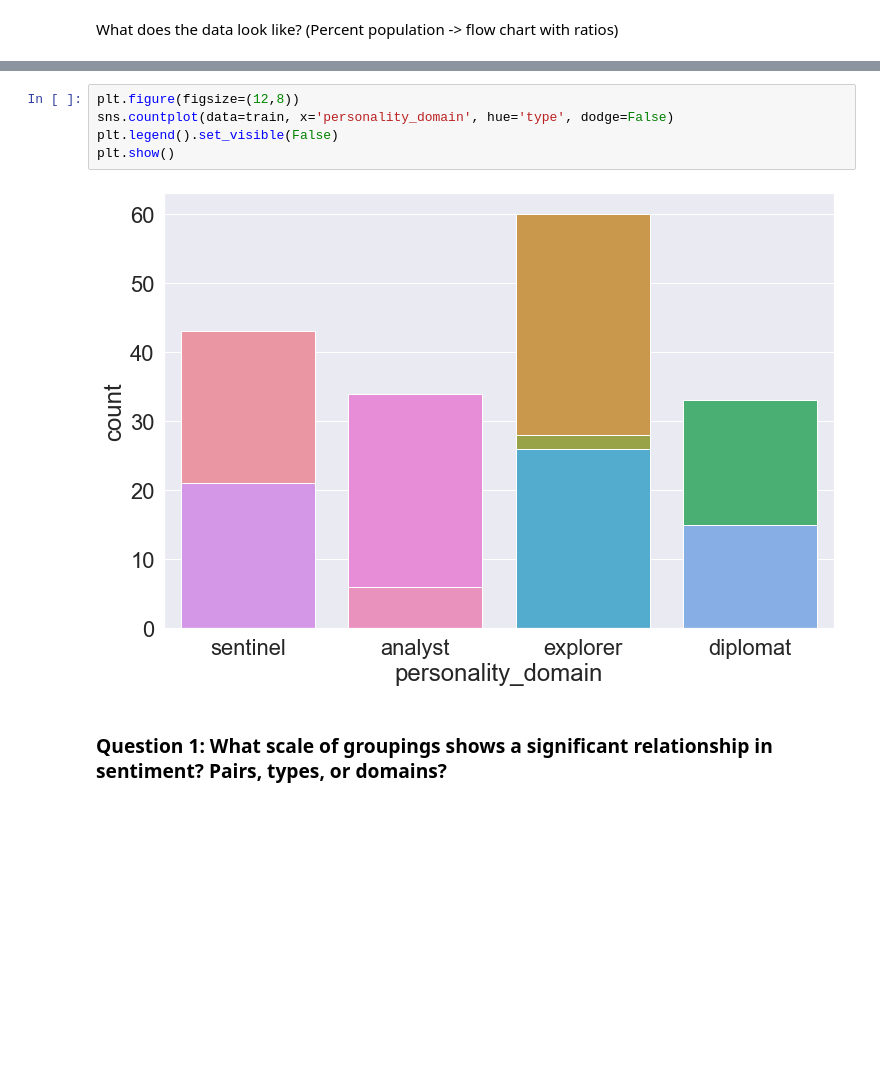
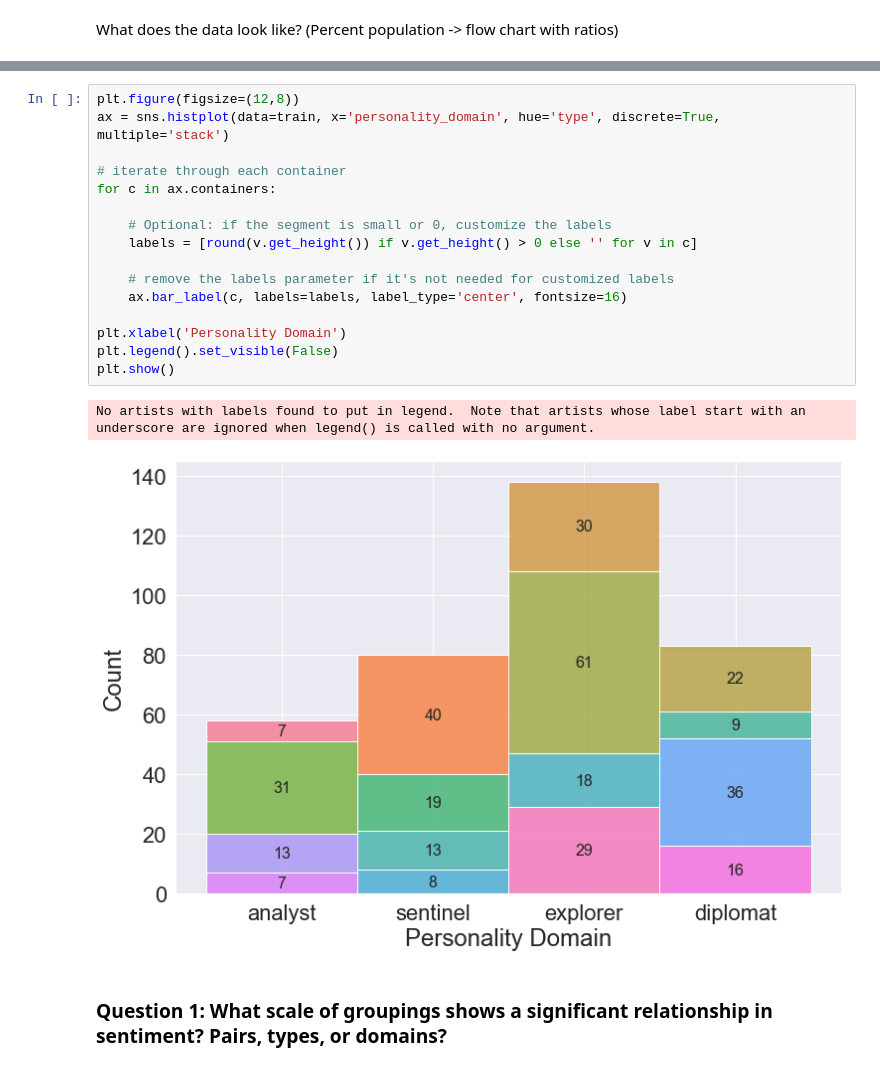
Before and after one commit to twitter-personality-predictor/capstone-project, a Jupyter notebook: morgan/final_report.ipynb, the cells around one changed output, grey strips where cells are left out. Cells and saved outputs as stored; diff of their text form; blank space fills up the shorter version.

```diff
--- a/morgan/final_report.ipynb
+++ b/morgan/final_report.ipynb
@@ -114,10 +134,22 @@ What does the data look like? (Percent population -> flow chart with ratios)
 # %%
 plt.figure(figsize=(12,8))
-sns.countplot(data=train, x='personality_domain', hue='type', dodge=False)
+ax = sns.histplot(data=train, x='personality_domain', hue='type', discrete=True, multiple='stack')
+
+# iterate through each container
+for c in ax.containers:
+
+    # Optional: if the segment is small or 0, customize the labels
+    labels = [round(v.get_height()) if v.get_height() > 0 else '' for v in c]
+
+    # remove the labels parameter if it's not needed for customized labels
+    ax.bar_label(c, labels=labels, label_type='center', fontsize=16)
+
+plt.xlabel('Personality Domain')
 plt.legend().set_visible(False)
 plt.show()
 # %% [output]
+No artists with labels found to put in legend.  Note that artists whose label start with an underscore are ignored when legend() is called with no argument.
-[figure, old version]
+[figure, new version]
 # %% [markdown]
 ### Question 1: What scale of groupings shows a significant relationship in sentiment? Pairs, types, or domains?
 # %%
```
Also changed, not shown: parts of 3 cells of this notebook, 2 other files.
